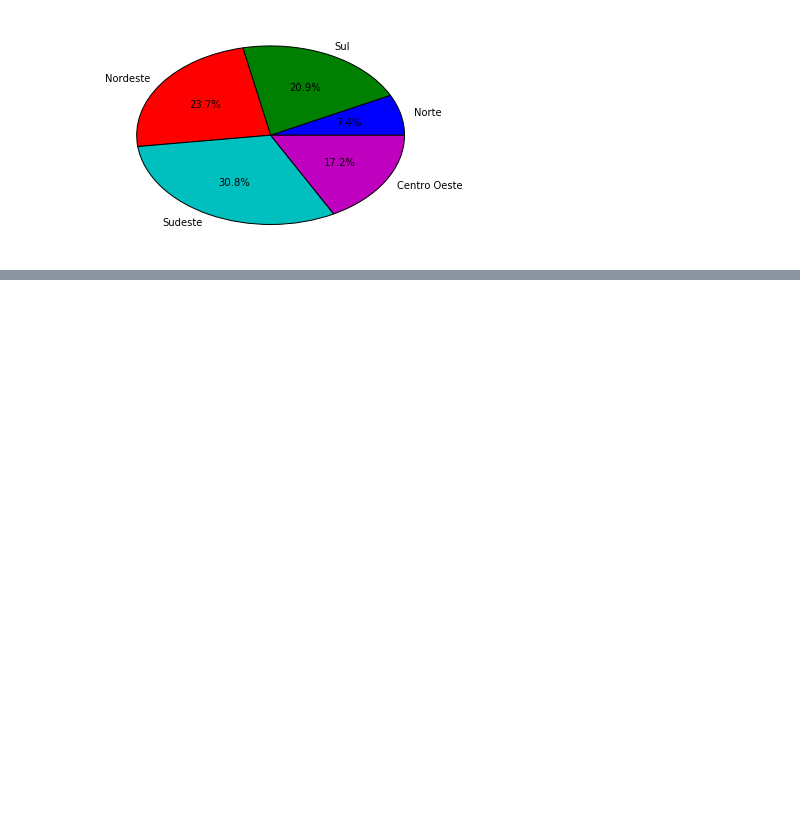
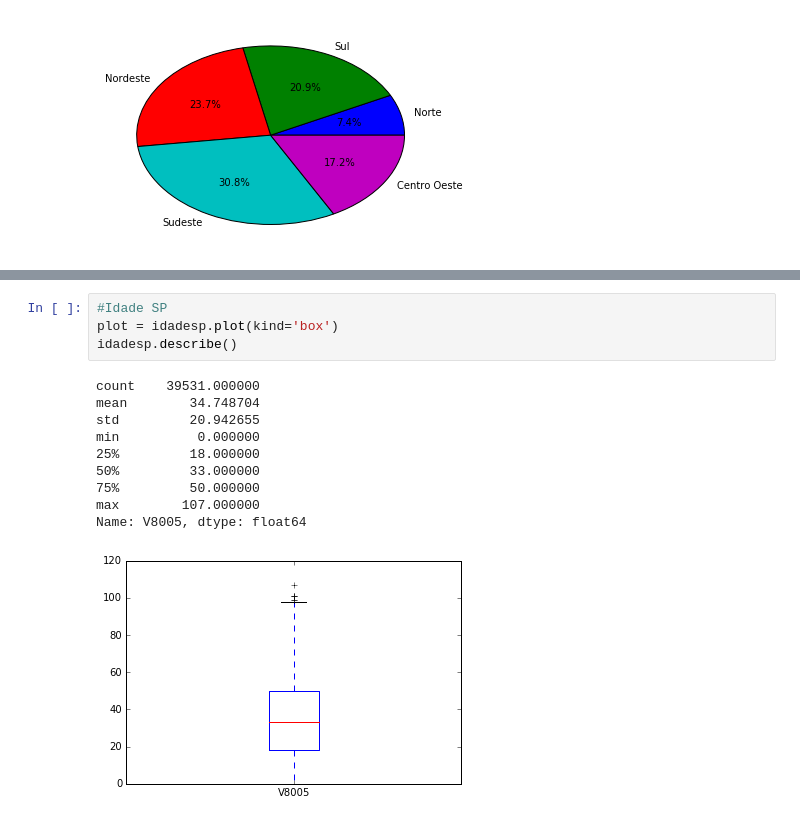
Before and after one commit to filipefborba/CD, a Jupyter notebook: Aula 2/Analise_GOLD_21.ipynb, the cells around one changed output, grey strips where cells are left out. Drawn from its saved outputs; the diff is of its cells as text; blank space fills up the shorter version.

```diff
--- a/Aula 2/Aula02 Atividade Variáveis Qualitativas com PNAD.ipynb
+++ b/Aula 2/Analise_GOLD_21.ipynb
@@ -578,0 +595,15 @@ plt.pie(lista_dados_regiao, labels = labelsR, autopct = '%1.1f%%')
+# %%
+#Idade SP
+plot = idadesp.plot(kind='box')
+idadesp.describe()
+# %% [output]
+count    39531.000000
+mean        34.748704
+std         20.942655
+min          0.000000
+25%         18.000000
+50%         33.000000
+75%         50.000000
+max        107.000000
+Name: V8005, dtype: float64
+[figure, added]
```
Also changed, not shown: parts of 13 cells of this notebook, 1 other file.
